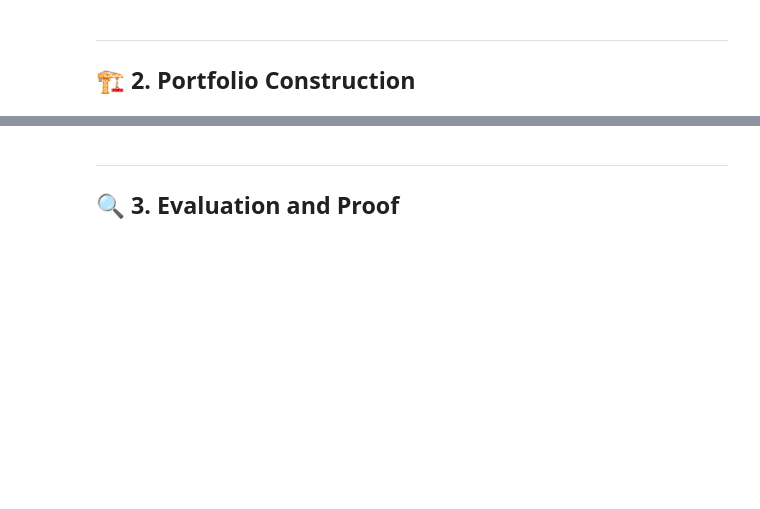
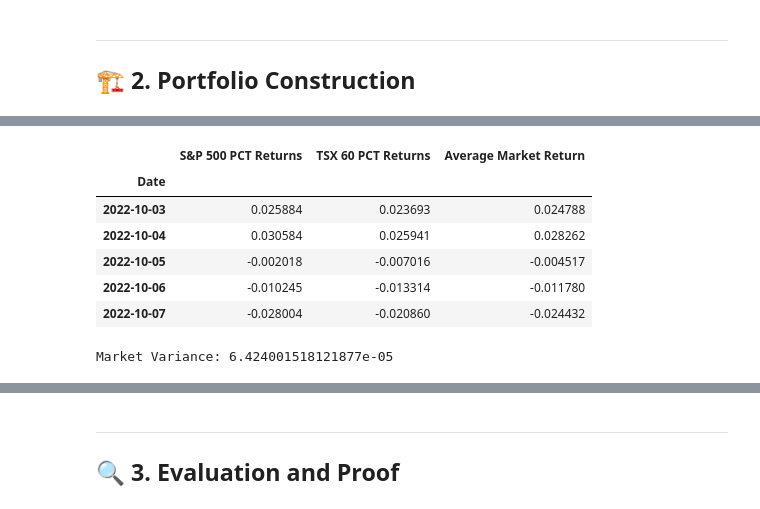
Before and after one commit to akramj13/CFM101-Project, a Jupyter notebook: Team 11 Assignment Annie.ipynb, the cells around one changed output, grey strips where cells are left out. Saved outputs shown, nothing was run; the diff lists cells and outputs as text; code cells hidden in the pictures; blank space fills up the shorter version.

```diff
--- a/Team 11 Assignment Annie.ipynb
+++ b/Team 11 Assignment Annie.ipynb
@@ -336,3 +336,33 @@ For example, when doing 'df[col].method(value, inplace=True)', try using 'df.met
+# %%
+# Load market data into a dataframe
+s_p500 = yf.Ticker('^GSPC').history(start=start_date, end=end_date)['Close']
+tsx60 = yf.Ticker('^GSPTSE').history(start=start_date, end=end_date)['Close']
+
+SPreturns = s_p500.pct_change().dropna()
+TSX60Returns = tsx60.pct_change().dropna()
+
+avg_return = (SPreturns + TSX60Returns)/2
+
+market_indices = pd.DataFrame({'S&P 500 PCT Returns': SPreturns,
+                               'TSX 60 PCT Returns': TSX60Returns,
+                               'Average Market Return': avg_return})
+market_indices.index = market_indices.index.strftime('%Y-%m-%d')
+market_indices.index = pd.to_datetime(market_indices.index)
+
+market_indices.head()
+# %% [output]
+|  | S&P 500 PCT Returns | TSX 60 PCT Returns | Average Market Return |
+| Date |  |  |  |
+| 2022-10-03 | 0.025884 | 0.023693 | 0.024788 |
+| 2022-10-04 | 0.030584 | 0.025941 | 0.028262 |
+| 2022-10-05 | -0.002018 | -0.007016 | -0.004517 |
+| 2022-10-06 | -0.010245 | -0.013314 | -0.011780 |
+| 2022-10-07 | -0.028004 | -0.020860 | -0.024432 |
+# %%
+market_variance = market_indices['Average Market Return'].var()
+print(f'Market Variance: {market_variance}')
+# %% [output]
+Market Variance: 6.424001518121877e-05
 # %%
 # sharpe ratio optimization
 
```
Also changed, not shown: parts of 7 cells of this notebook.
